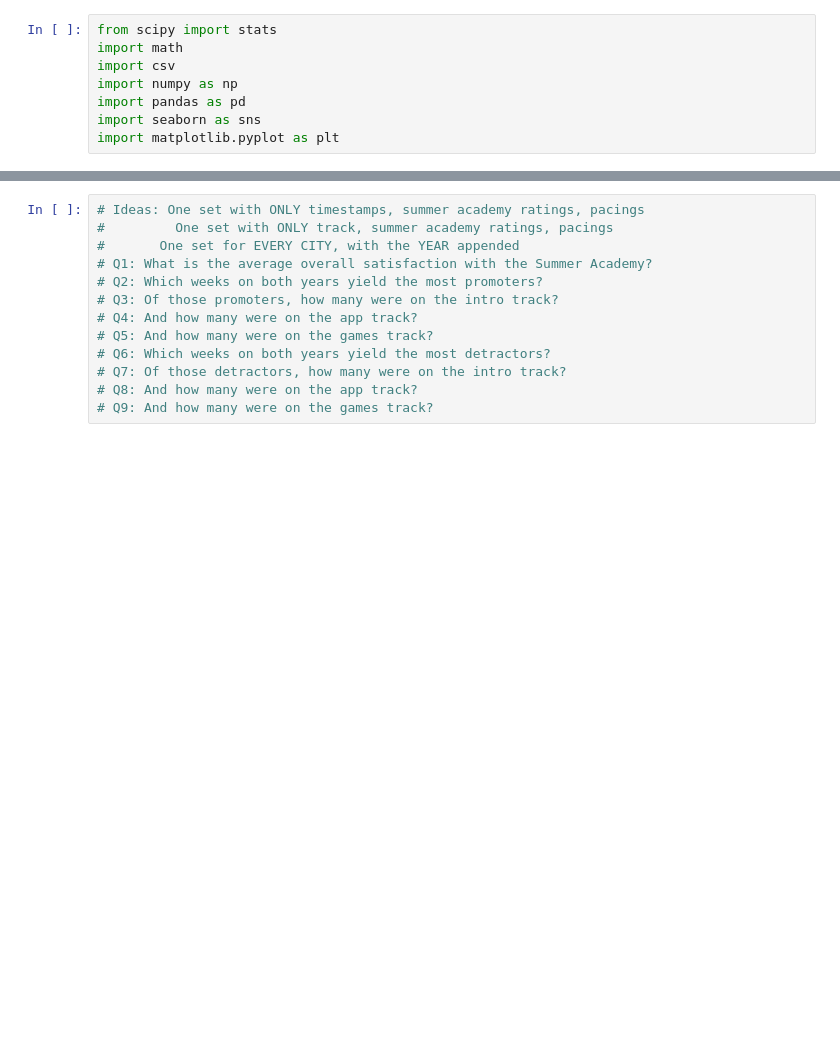
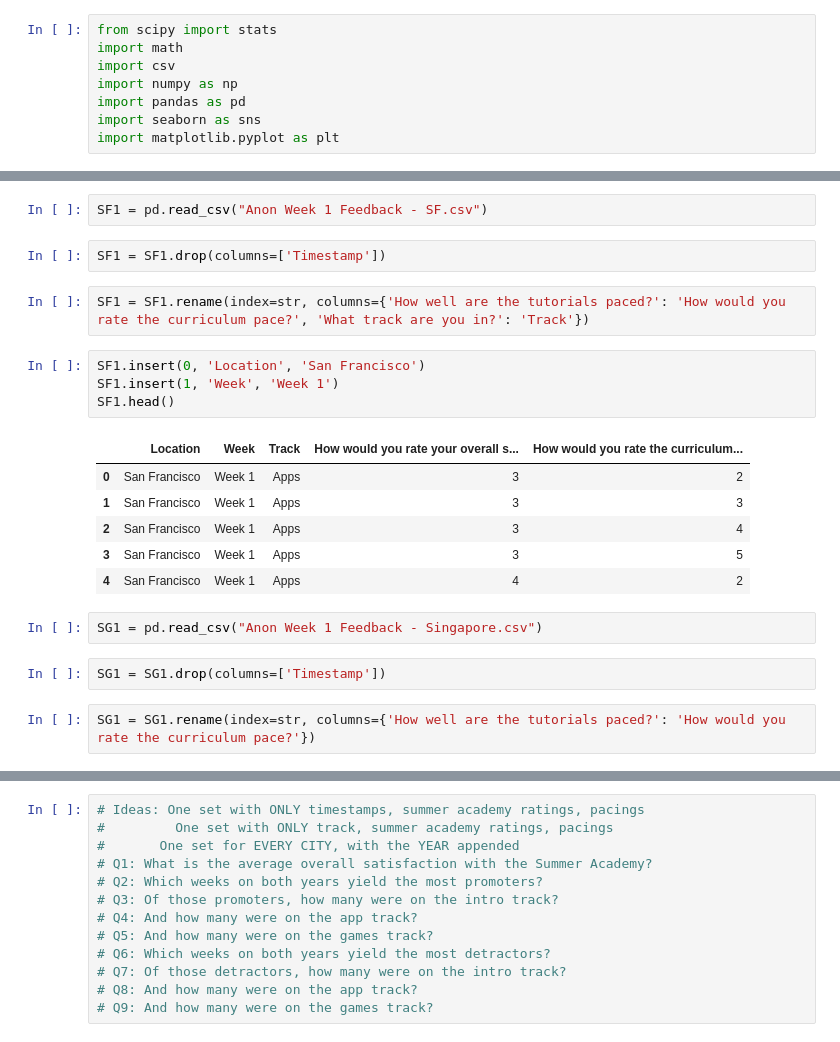
Before and after one commit to cherishkim42/DS-1.1-Data-Analysis, a Jupyter notebook: NPS Project/NPS Project.ipynb, the cells around one changed output, grey strips where cells are left out. Saved outputs shown, nothing was run; the diff lists cells and outputs as text; blank space fills up the shorter version.

```diff
--- a/NPS Project/NPS Project.ipynb
+++ b/NPS Project/NPS Project.ipynb
@@ -750,0 +51,23 @@ Y2017
+# %%
+SF1 = pd.read_csv("Anon Week 1 Feedback - SF.csv")
+# %%
+SF1 = SF1.drop(columns=['Timestamp'])
+# %%
+SF1 = SF1.rename(index=str, columns={'How well are the tutorials paced?': 'How would you rate the curriculum pace?', 'What track are you in?': 'Track'})
+# %%
+SF1.insert(0, 'Location', 'San Francisco')
+SF1.insert(1, 'Week', 'Week 1')
+SF1.head()
+# %% [output]
+|  | Location | Week | Track | How would you rate your overall s... | How would you rate the curriculum... |
+| 0 | San Francisco | Week 1 | Apps | 3 | 2 |
+| 1 | San Francisco | Week 1 | Apps | 3 | 3 |
+| 2 | San Francisco | Week 1 | Apps | 3 | 4 |
+| 3 | San Francisco | Week 1 | Apps | 3 | 5 |
+| 4 | San Francisco | Week 1 | Apps | 4 | 2 |
+# %%
+SG1 = pd.read_csv("Anon Week 1 Feedback - Singapore.csv")
+# %%
+SG1 = SG1.drop(columns=['Timestamp'])
+# %%
+SG1 = SG1.rename(index=str, columns={'How well are the tutorials paced?': 'How would you rate the curriculum pace?'})
```
Also changed, not shown: parts of 198 cells of this notebook.
